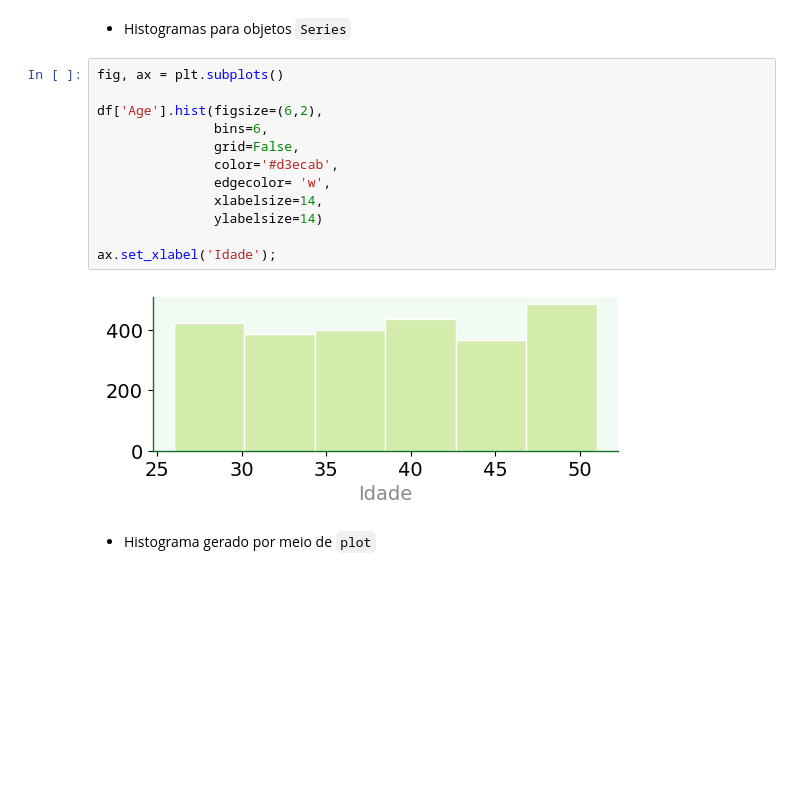
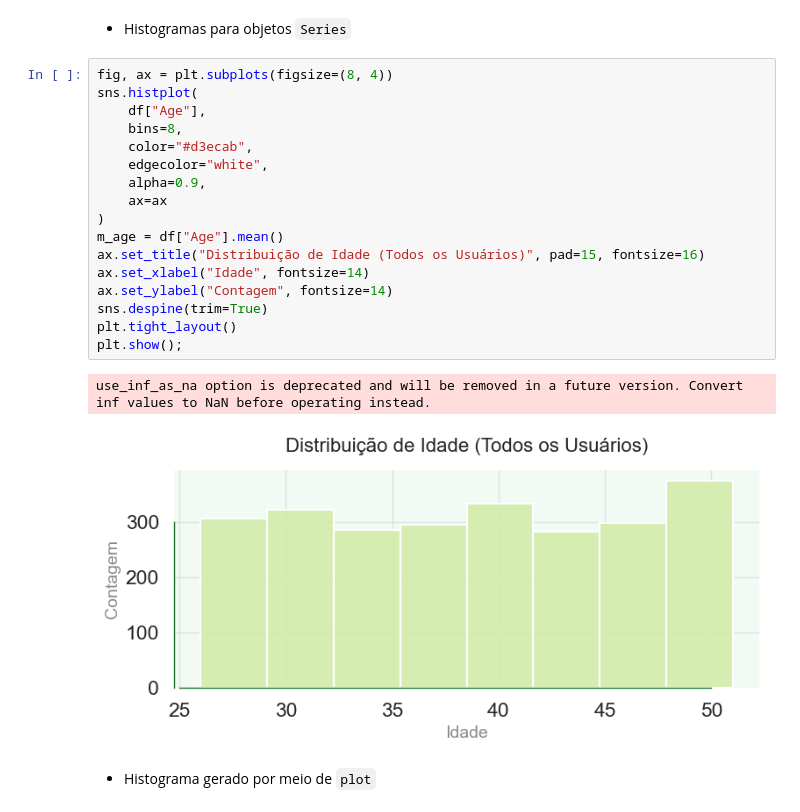
Before and after one commit to gcpeixoto/DATAVIZ, a Jupyter notebook: ipynb/20-dcs-quantidade.ipynb, the cells around one changed output. Saved outputs shown, nothing was run; the diff lists cells and outputs as text; blank space fills up the shorter version.

```diff
--- a/ipynb/20-dcs-quantidade.ipynb
+++ b/ipynb/20-dcs-quantidade.ipynb
@@ -70,19 +70,25 @@ df.hist(figsize=(8,2),
 # %% [markdown]
 - Histogramas para objetos `Series`
-# %%
-fig, ax = plt.subplots()
-
-df['Age'].hist(figsize=(6,2),
-               bins=6,
-               grid=False,
-               color='#d3ecab',
-               edgecolor= 'w',
-               xlabelsize=14,
-               ylabelsize=14)
-
-ax.set_xlabel('Idade');
-# %% [output]
-[figure, removed]
+# %%
+fig, ax = plt.subplots(figsize=(8, 4))
+sns.histplot(
+    df["Age"],
+    bins=8,
+    color="#d3ecab",
+    edgecolor="white",
+    alpha=0.9,
+    ax=ax
+)
+m_age = df["Age"].mean()
+ax.set_title("Distribuição de Idade (Todos os Usuários)", pad=15, fontsize=16)
+ax.set_xlabel("Idade", fontsize=14)
+ax.set_ylabel("Contagem", fontsize=14)
+sns.despine(trim=True)
+plt.tight_layout()
+plt.show();
+# %% [output]
+use_inf_as_na option is deprecated and will be removed in a future version. Convert inf values to NaN before operating instead.
+[figure, added]
 # %% [markdown]
 - Histograma gerado por meio de `plot`
 # %%
```
Also changed, not shown: parts of 10 cells of this notebook, 1 other file.
